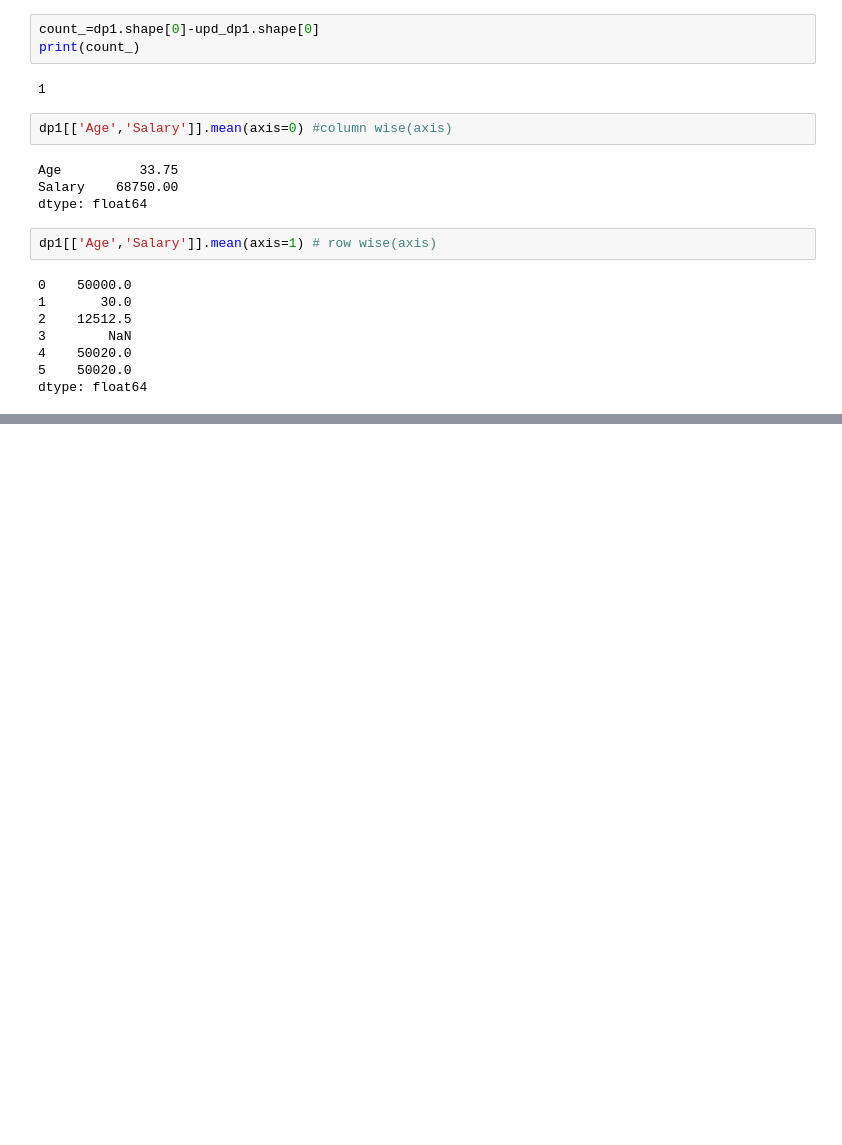
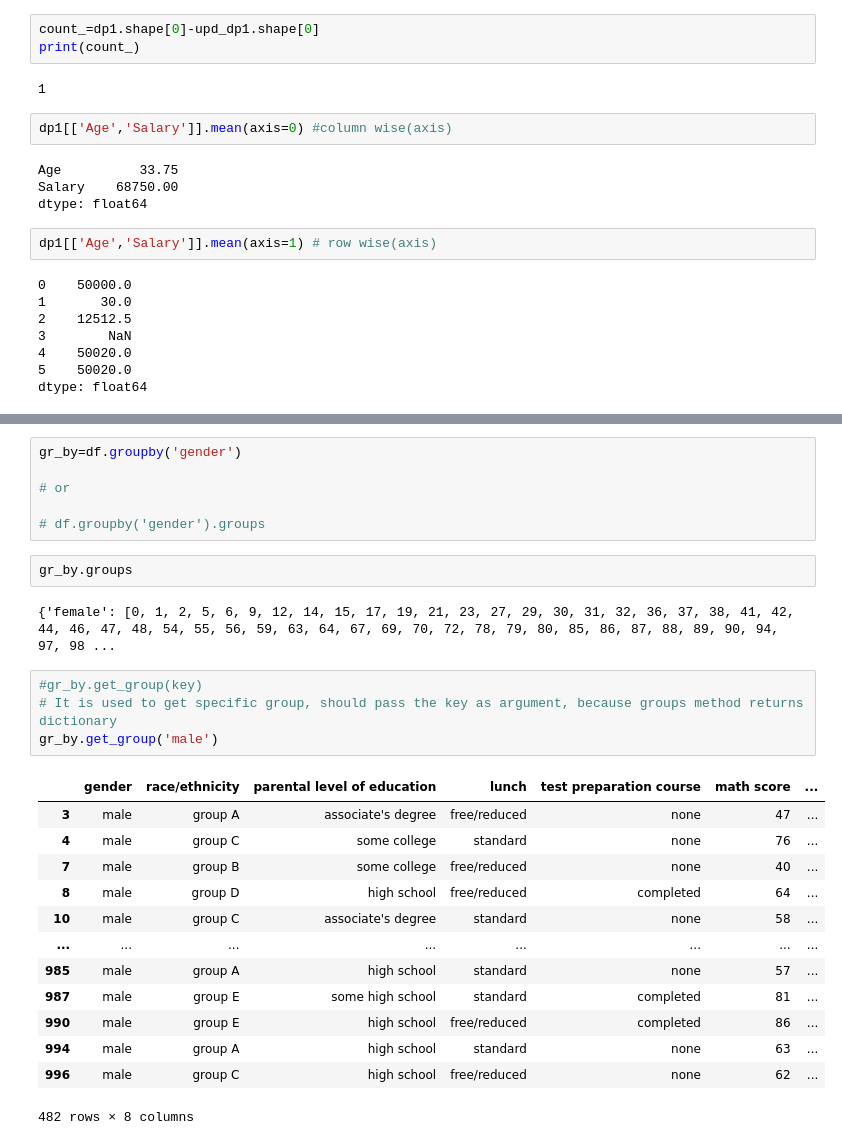
Before and after one commit to Murali38/Machine-Learning, a Jupyter notebook: pandas/pd_all.ipynb, the cells around one changed output, grey strips where cells are left out. Saved outputs shown, nothing was run; the diff lists cells and outputs as text; blank space fills up the shorter version.

```diff
--- a/pandas/pd_all.ipynb
+++ b/pandas/pd_all.ipynb
@@ -515,0 +637,28 @@ dtype: float64
+# %%
+gr_by=df.groupby('gender')
+
+# or
+
+# df.groupby('gender').groups
+# %%
+gr_by.groups
+# %% [output]
+{'female': [0, 1, 2, 5, 6, 9, 12, 14, 15, 17, 19, 21, 23, 27, 29, 30, 31, 32, 36, 37, 38, 41, 42, 44, 46, 47, 48, 54, 55, 56, 59, 63, 64, 67, 69, 70, 72, 78, 79, 80, 85, 86, 87, 88, 89, 90, 94, 97, 98 ...
+# %%
+#gr_by.get_group(key)
+# It is used to get specific group, should pass the key as argument, because groups method returns dictionary
+gr_by.get_group('male')
+# %% [output]
+|  | gender | race/ethnicity | parental level of education | lunch | test preparation course | math score | ... |
+| 3 | male | group A | associate's degree | free/reduced | none | 47 | ... |
+| 4 | male | group C | some college | standard | none | 76 | ... |
+| 7 | male | group B | some college | free/reduced | none | 40 | ... |
+| 8 | male | group D | high school | free/reduced | completed | 64 | ... |
+| 10 | male | group C | associate's degree | standard | none | 58 | ... |
+| ... | ... | ... | ... | ... | ... | ... | ... |
+| 985 | male | group A | high school | standard | none | 57 | ... |
+| 987 | male | group E | some high school | standard | completed | 81 | ... |
+| 990 | male | group E | high school | free/reduced | completed | 86 | ... |
+| 994 | male | group A | high school | standard | none | 63 | ... |
+| 996 | male | group C | high school | free/reduced | none | 62 | ... |
+482 rows × 8 columns
```
Also changed, not shown: parts of 46 cells of this notebook, 2 other files.
